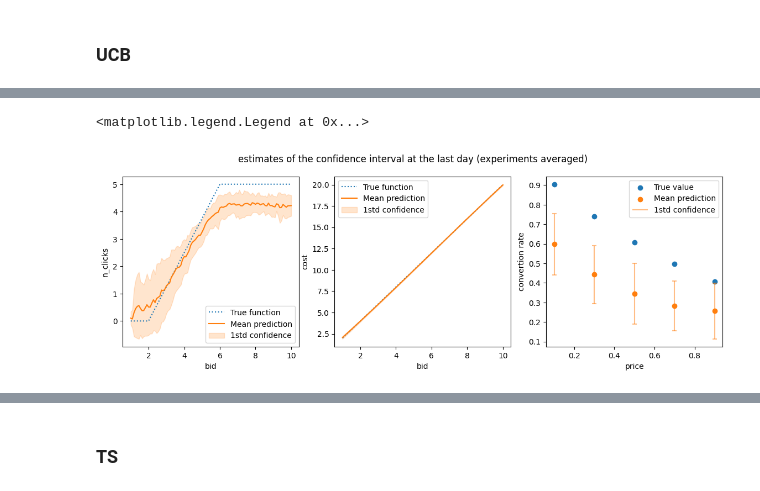
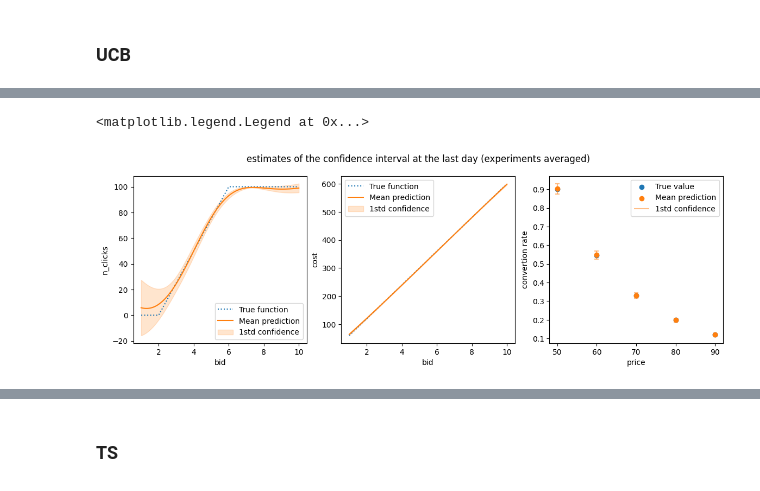
Before and after one commit to ossama-eloukili/Online-Learning-Applications-Project, a Jupyter notebook: new_approach/STEPS_from_1_to_3.ipynb, the cells around one changed output, grey strips where cells are left out. Saved outputs shown, nothing was run; the diff lists cells and outputs as text; code cells hidden in the pictures.

```diff
--- a/new_approach/STEPS_from_1_to_3.ipynb
+++ b/new_approach/STEPS_from_1_to_3.ipynb
@@ -654,8 +660,8 @@ class Custom_GPUCB_Learner(Learner):
         ub_clicks = self.n_daily_clicks_learner.means + self.n_daily_clicks_learner.sigmas
         lb_costs = self.cum_daily_costs_learner.means - self.cum_daily_costs_learner.sigmas
 
-        ub_reward = ub_clicks * self.revenue_per_click - lb_costs
-        idx = np.random.choice(np.where(ub_reward == ub_reward.max())[0])
+        ub_rewards = ub_clicks * self.revenue_per_click - lb_costs
+        idx = np.random.choice(np.where(ub_rewards == ub_rewards.max())[0])
         return idx
 
     def update(self, pulled_arm, n_daily_clicks, cum_daily_costs, reward):
@@ -1121,15 +1187,15 @@ TODO:
 ### Environment
 # %%
 class Environment:
-    def __init__(self, bids, prices, sigma_clicks, sigma_costs, margin, userclass):
+    def __init__(self, bids, prices, sigma_clicks, sigma_costs, margin_param, userclass):
         self.userclass = userclass
 
         self.bidding_environment = BiddingEnvironment(bids, sigma_clicks, sigma_costs, userclass)
-        self.pricing_environment = PricingEnvironment(prices, margin, userclass)
+        self.pricing_environment = PricingEnvironment(prices, margin_param, userclass)
 
 
     def round(self, pulled_arm_bid, pulled_arm_price):
         n_daily_clicks, cum_daily_costs = self.bidding_environment.round(pulled_arm_bid)
-        reward = self.pricing_environment.round(pulled_arm_price, n_daily_clicks, cum_daily_costs)
+        converted_clicks, reward = self.pricing_environment.round(pulled_arm_price, n_daily_clicks, cum_daily_costs)
 
-        return n_daily_clicks, cum_daily_costs, reward
+        return n_daily_clicks, cum_daily_costs, converted_clicks, reward
@@ -1368,0 +1334,3 @@ plt.grid(True)
+# %%
+T = 75 #365
+n_experiments = 250 #50
@@ -1381,13 +1386,13 @@ ucb_pulled_arms_counter_per_experiment = [] #to count the arms that are pulled
 for e in range(0, n_experiments):
     print(f'{e/n_experiments*100}%')
 
-    env = Environment(bids, prices, sigma_clicks, sigma_costs, margin, C1)
-    ucb_learner = Custom_S3_UCB_Learner(bids, prices, margin)
+    env = Environment(BIDS, PRICES, SIGMA_CLICKS, SIGMA_COSTS, MARGIN_PARAM, C1)
+    ucb_learner = Custom_S3_UCB_Learner(BIDS, PRICES, MARGIN_PARAM)
 
     for t in range(0, T):
         pulled_arm_bid, pulled_arm_price = ucb_learner.pull_arm()
-        n_daily_clicks, cum_daily_costs, reward = env.round(pulled_arm_bid, pulled_arm_price)
-        ucb_learner.update(pulled_arm_bid, pulled_arm_price, n_daily_clicks, cum_daily_costs, reward)
+        n_daily_clicks, cum_daily_costs, converted_clicks, reward = env.round(pulled_arm_bid, pulled_arm_price)
+        ucb_learner.update(pulled_arm_bid, pulled_arm_price, n_daily_clicks, cum_daily_costs, converted_clicks, reward)
 
 
     ucb_rewards_per_experiment.append(ucb_learner.collected_rewards)
@@ -1403,45 +1434,45 @@ ucb_n_daily_clicks_hat = np.mean(ucb_n_daily_clicks_per_experiment, axis = 0)
 ucb_n_daily_clicks_std = np.std(ucb_n_daily_clicks_per_experiment, axis = 0)
 
 ucb_cum_daily_costs_hat = np.mean(ucb_cum_daily_costs_per_experiment, axis = 0)
 ucb_cum_daily_costs_std = np.std(ucb_cum_daily_costs_per_experiment, axis = 0)
 
 ucb_conversion_rate_hat = np.mean(ucb_conversion_rate_per_experiment, axis = 0)
 ucb_conversion_rate_std = np.std(ucb_conversion_rate_per_experiment, axis = 0)
 
 plt.figure(figsize = (14,4))
 plt.suptitle('estimates of the confidence interval at the last day (experiments averaged)')
 
 plt.subplot(1,3,1)
-plt.plot(bids, C1.n_daily_clicks_function(bids), linestyle="dotted", label = "True function")
-plt.plot(bids, ucb_n_daily_clicks_hat, color = "C1",label="Mean prediction")
-plt.fill_between(bids, ucb_n_daily_clicks_hat - ucb_n_daily_clicks_std, ucb_n_daily_clicks_hat + ucb_n_daily_clicks_std,
+plt.plot(BIDS, C1.n_daily_clicks_function(BIDS), linestyle="dotted", label = "True function")
+plt.plot(BIDS, ucb_n_daily_clicks_hat, color = "C1",label="Mean prediction")
+plt.fill_between(BIDS, ucb_n_daily_clicks_hat - ucb_n_daily_clicks_std, ucb_n_daily_clicks_hat + ucb_n_daily_clicks_std,
                  alpha = 0.2, color="tab:orange", label=r"1std confidence")
 plt.xlabel("bid")
 plt.ylabel("n_clicks")
 plt.legend()
 
 plt.subplot(1,3,2)
-plt.plot(bids, C1.cum_daily_costs_function(bids), linestyle="dotted", label = "True function")
-plt.plot(bids, ucb_cum_daily_costs_hat, color = "C1",label="Mean prediction")
-plt.fill_between(bids, ucb_cum_daily_costs_hat - ucb_cum_daily_costs_std, ucb_cum_daily_costs_hat +  ucb_cum_daily_costs_std,
+plt.plot(BIDS, C1.cum_daily_costs_function(BIDS), linestyle="dotted", label = "True function")
+plt.plot(BIDS, ucb_cum_daily_costs_hat, color = "C1",label="Mean prediction")
+plt.fill_between(BIDS, ucb_cum_daily_costs_hat - ucb_cum_daily_costs_std, ucb_cum_daily_costs_hat +  ucb_cum_daily_costs_std,
                  alpha = 0.2, color="tab:orange", label=r"1std confidence")
 plt.xlabel("bid")
 plt.ylabel("cost")
 plt.legend()
 
 plt.subplot(1,3,3)
-plt.scatter(prices, C1.conversion_rate_function(prices), label = "True value")
-plt.scatter(prices, ucb_conversion_rate_hat, color = "C1",label="Mean prediction")
-plt.vlines(prices, ucb_conversion_rate_hat - ucb_conversion_rate_std, ucb_conversion_rate_hat +  ucb_conversion_rate_std,
+plt.scatter(PRICES, C1.conversion_rate_function(PRICES), label = "True value")
+plt.scatter(PRICES, ucb_conversion_rate_hat, color = "C1",label="Mean prediction")
+plt.vlines(PRICES, ucb_conversion_rate_hat - ucb_conversion_rate_std, ucb_conversion_rate_hat +  ucb_conversion_rate_std,
            colors='tab:orange', alpha=0.5, label = "1std confidence")
-plt.scatter(prices, ucb_conversion_rate_hat - ucb_conversion_rate_std, color='tab:orange', alpha=0.5, marker='_')
-plt.scatter(prices, ucb_conversion_rate_hat + ucb_conversion_rate_std, color='tab:orange', alpha=0.5, marker='_')
+plt.scatter(PRICES, ucb_conversion_rate_hat - ucb_conversion_rate_std, color='tab:orange', alpha=0.5, marker='_')
+plt.scatter(PRICES, ucb_conversion_rate_hat + ucb_conversion_rate_std, color='tab:orange', alpha=0.5, marker='_')
 plt.xlabel("price")
 plt.ylabel("convertion rate")
 plt.legend()
 # %% [output]
 <matplotlib.legend.Legend at 0x...>
-[figure, old version]
+[figure, new version]
 # %%
 #TODO: add something time related
 zz = np.mean(ucb_pulled_arms_counter_per_experiment, axis = 0)
```
Also changed, not shown: parts of 50 cells of this notebook.
